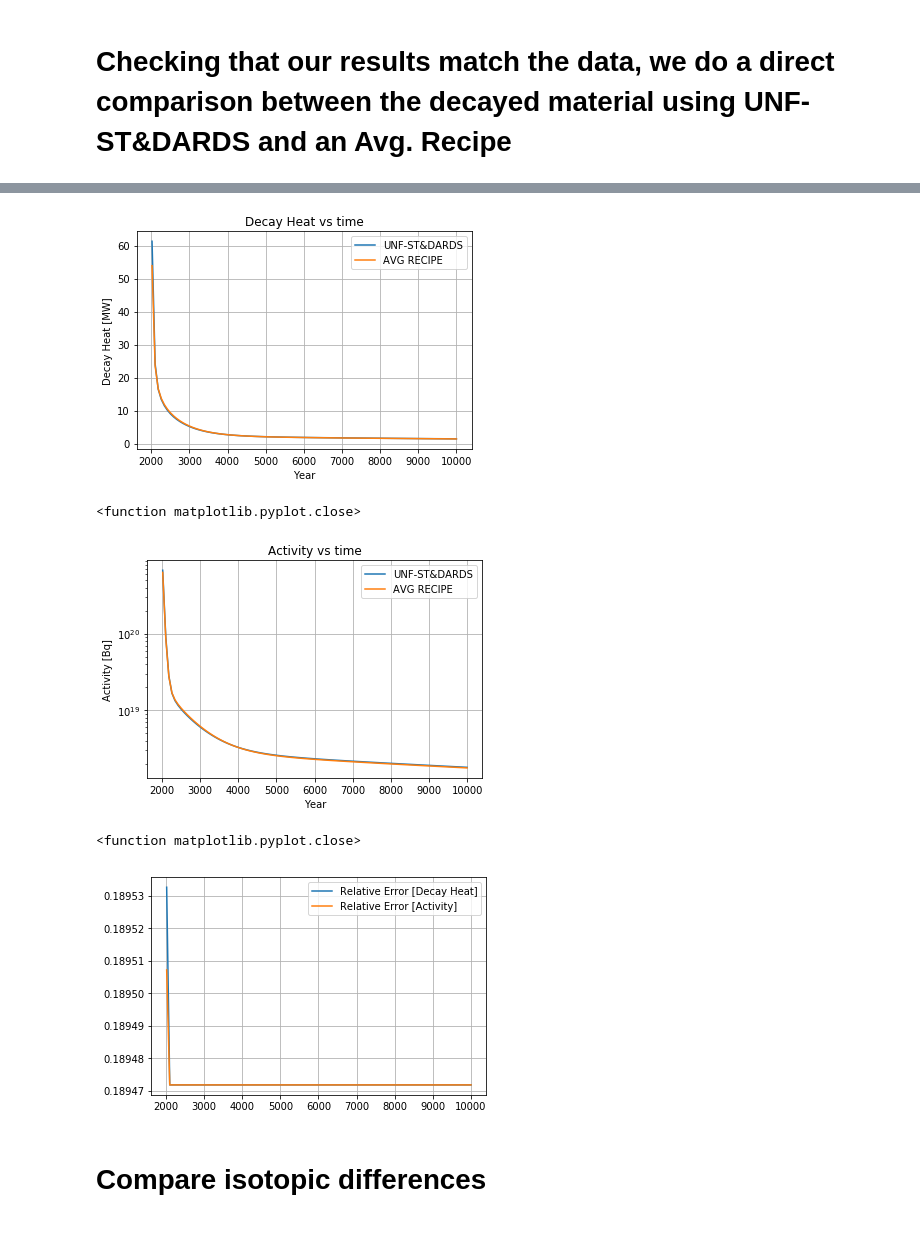
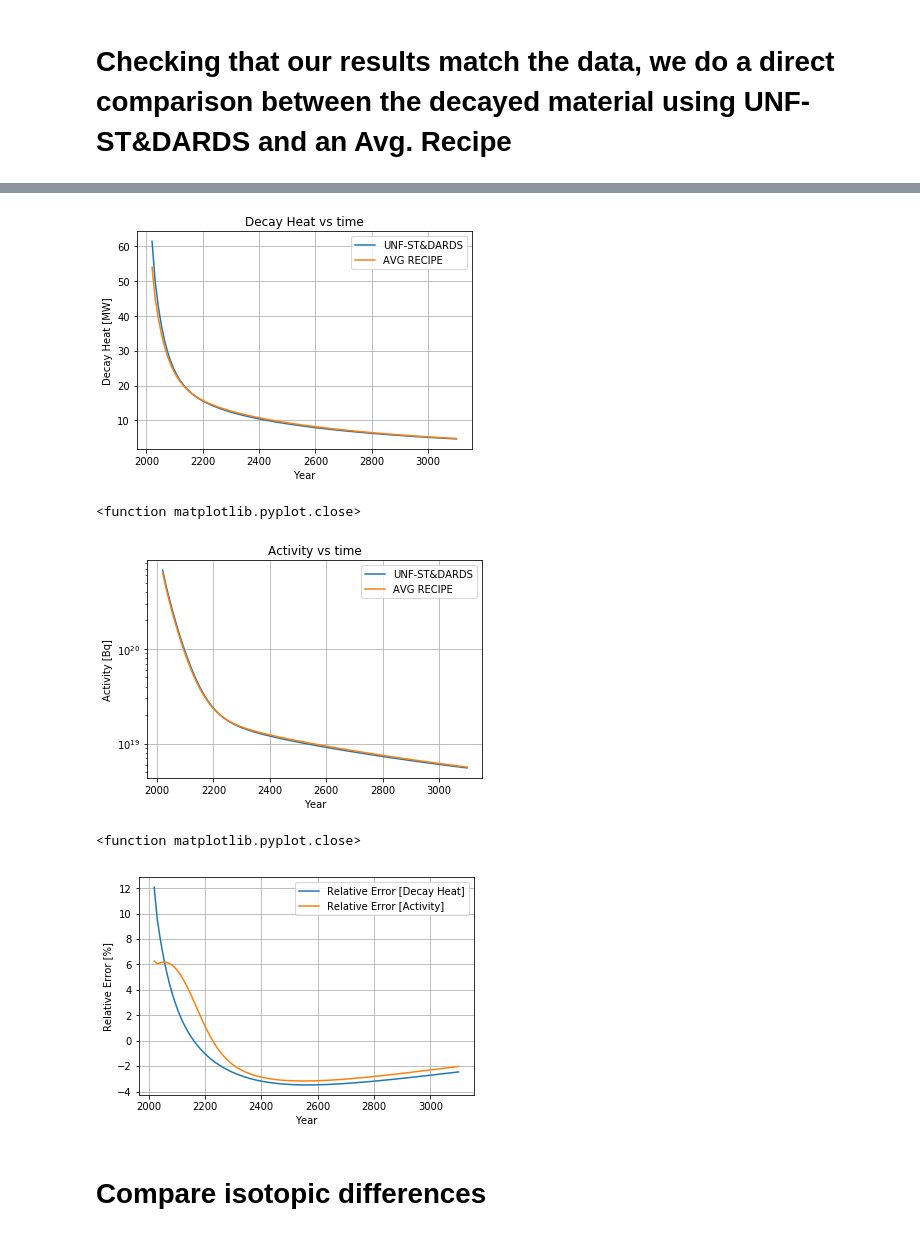
Before and after one commit to katyhuff/2018-bae-ornl, a Jupyter notebook: input/udb/udb-sensitivity.ipynb, the cells around one changed output, grey strips where cells are left out. Saved outputs shown, nothing was run; the diff lists cells and outputs as text; code cells hidden in the pictures.

```diff
--- a/input/udb/udb-sensitivity.ipynb
+++ b/input/udb/udb-sensitivity.ipynb
@@ -511,12 +572,12 @@ def plot_activity(mat, start_year, end_year, n_grid=100):
 # %%
-time_acc, heat_acc = plot_decay_heat(decayed_lump_mat, 2020, 10000)
-time_rec, heat_rec = plot_decay_heat(decayed_recipe_mat, 2020, 10000)
+time_acc, heat_acc = plot_decay_heat(decayed_lump_mat, 2020, 3100)
+time_rec, heat_rec = plot_decay_heat(decayed_recipe_mat, 2020, 3100)
 
-time_acc, act_acc = plot_activity(decayed_lump_mat, 2020, 10000)
-time_rec, act_rec = plot_activity(decayed_recipe_mat, 2020, 10000)
+time_acc, act_acc = plot_activity(decayed_lump_mat, 2020, 3100)
+time_rec, act_rec = plot_activity(decayed_recipe_mat, 2020, 3100)
 # %%
-err_heat = (heat_acc - heat_rec) / heat_acc
-err_act = (act_acc - act_rec) / act_acc
+err_heat = (heat_acc - heat_rec) / heat_acc * 100
+err_act = (act_acc - act_rec) / act_acc * 100
 # %%
 plt.plot(time_acc, heat_acc, label='UNF-ST&DARDS')
 plt.plot(time_rec, heat_rec, label='AVG RECIPE')
@@ -525,10 +586,11 @@ plt.xlabel('Year')
 plt.ylabel('Decay Heat [MW]')
 plt.legend()
 plt.grid()
+plt.savefig('./images/heat.png', format='png')
 plt.show()
 plt.close
 # %% [output]
-[figure, old version]
+[figure, new version]
 <function matplotlib.pyplot.close>
 # %%
 plt.semilogy(time_acc, act_acc, label='UNF-ST&DARDS')
@@ -538,20 +600,24 @@ plt.xlabel('Year')
 plt.ylabel('Activity [Bq]')
 plt.legend()
 plt.grid()
+plt.savefig('./images/activity.png', format='png')
 plt.show()
 plt.close
 # %% [output]
-[figure, old version]
+[figure, new version]
 <function matplotlib.pyplot.close>
 # %%
 plt.plot(time_acc, err_heat, label='Relative Error [Decay Heat]')
 plt.plot(time_acc, err_act, label='Relative Error [Activity]')
+plt.xlabel('Year')
+plt.ylabel('Relative Error [%]')
 plt.legend()
 plt.grid()
+plt.savefig('./images/ha_err.png', format='png')
 plt.show()
 plt.close()
 # %% [output]
-[figure, old version]
+[figure, new version]
 # %% [markdown]
 # Compare isotopic differences
 # %%
```
Also changed, not shown: parts of 13 cells of this notebook, 4 other files.
